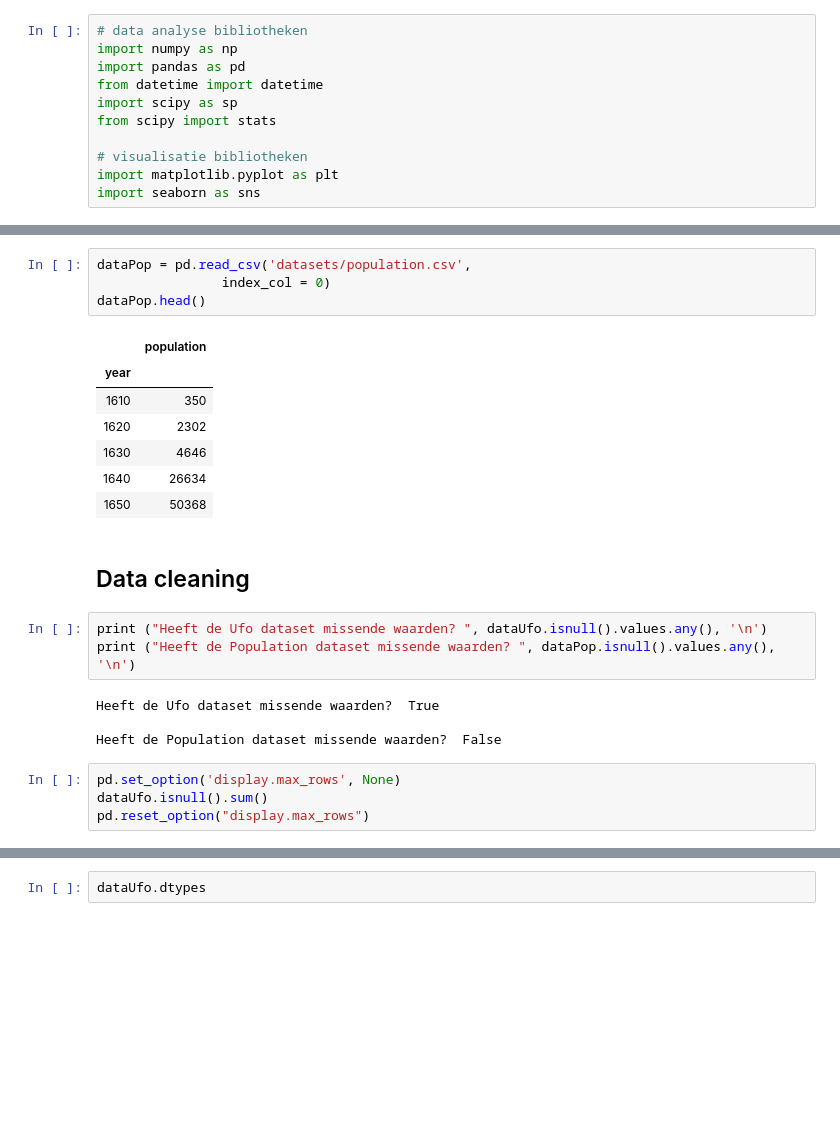
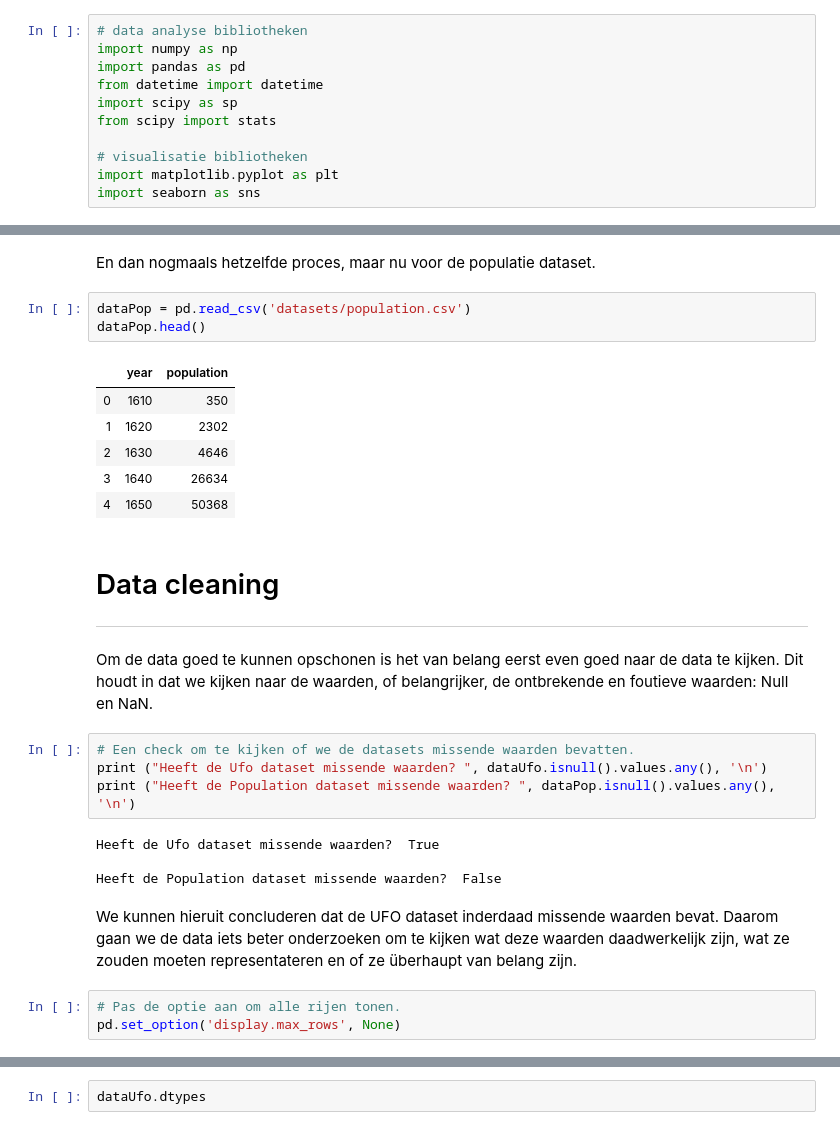
Before and after one commit to groax/DS-Bezemvak, a Jupyter notebook: UFO.ipynb, the cells around one changed output, grey strips where cells are left out. Saved outputs shown, nothing was run; the diff lists cells and outputs as text; blank space fills up the shorter version.

```diff
--- a/UFO.ipynb
+++ b/UFO.ipynb
@@ -22,28 +106,36 @@ dataUfo.head()
 | 2 | 10/10/1955 17:00 | chester (uk/england) | NaN | gb | circle | 20 | 20 seconds | Green/Orange circular disc over C... | ... |
 | 3 | 10/10/1956 21:00 | edna | tx | us | circle | 20 | 1/2 hour | My older brother and twin sister ... | ... |
 | 4 | 10/10/1960 20:00 | kaneohe | hi | us | light | 900 | 15 minutes | AS a Marine 1st Lt. flying an FJ4... | ... |
+# %% [markdown]
+En dan nogmaals hetzelfde proces, maar nu voor de populatie dataset.
 # %%
-dataPop = pd.read_csv('datasets/population.csv',
-                index_col = 0)
+dataPop = pd.read_csv('datasets/population.csv')
 dataPop.head()
 # %% [output]
-|  | population |
-| year |  |
-| 1610 | 350 |
-| 1620 | 2302 |
-| 1630 | 4646 |
-| 1640 | 26634 |
-| 1650 | 50368 |
+|  | year | population |
+| 0 | 1610 | 350 |
+| 1 | 1620 | 2302 |
+| 2 | 1630 | 4646 |
+| 3 | 1640 | 26634 |
+| 4 | 1650 | 50368 |
-# %% [markdown]
-## Data cleaning
+# %% [markdown]
+# Data cleaning
+
+---
+
+Om de data goed te kunnen opschonen is het van belang eerst even goed naar de data te kijken.
+Dit houdt in dat we kijken naar de waarden, of belangrijker, de ontbrekende en foutieve waarden: Null en NaN.
 # %%
+# Een check om te kijken of we de datasets missende waarden bevatten.
 print ("Heeft de Ufo dataset missende waarden? ", dataUfo.isnull().values.any(), '\n')
 print ("Heeft de Population dataset missende waarden? ", dataPop.isnull().values.any(), '\n')
 # %% [output]
 Heeft de Ufo dataset missende waarden?  True
 
 Heeft de Population dataset missende waarden?  False
-# %%
-pd.set_option('display.max_rows', None)
-dataUfo.isnull().sum()
-pd.reset_option("display.max_rows")
+# %% [markdown]
+We kunnen hieruit concluderen dat de UFO dataset inderdaad missende waarden bevat.
+Daarom gaan we de data iets beter onderzoeken om te kijken wat deze waarden daadwerkelijk zijn, wat ze zouden moeten representateren en of ze überhaupt van belang zijn.
+# %%
+# Pas de optie aan om alle rijen tonen.
+pd.set_option('display.max_rows', None)
```
Also changed, not shown: parts of 22 cells of this notebook.
